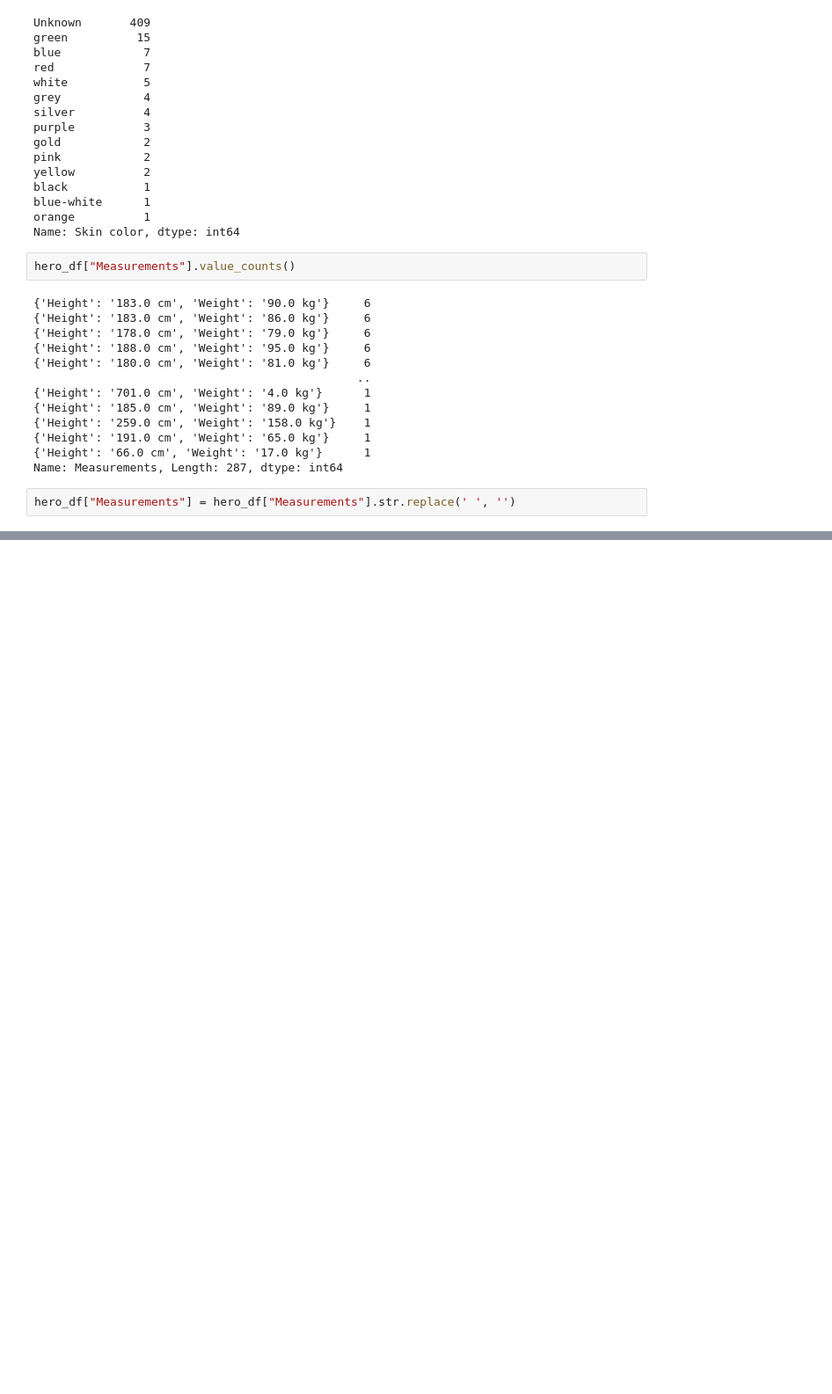
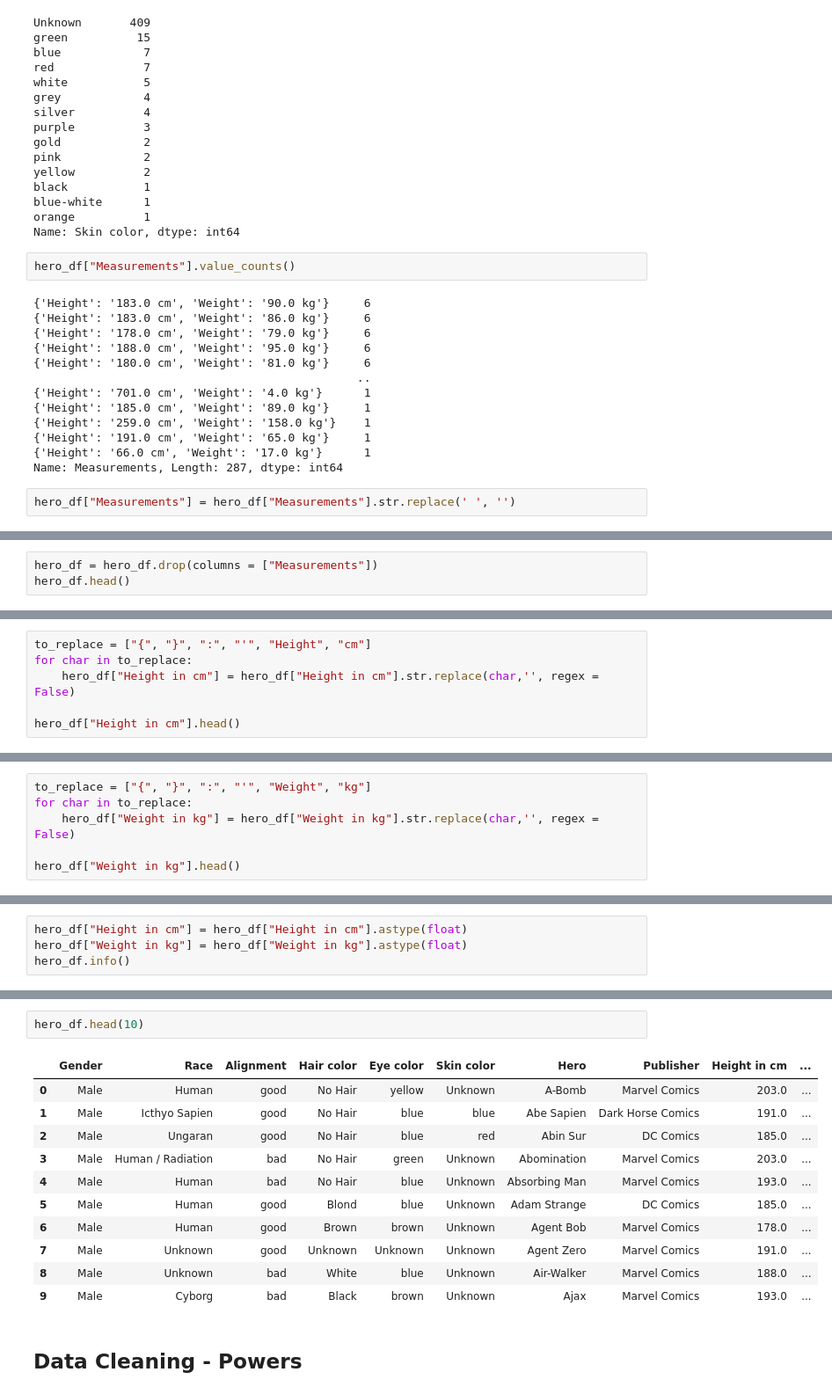
Before and after one commit to lindseyvanosky/Applying-Advanced-Transformations-Exercise, a Jupyter notebook: Applying Advanced Transformations (Core).ipynb, the cells around one changed output, grey strips where cells are left out. Shown: that part at 88% size. Drawn from its saved outputs; the diff is of its cells as text; blank space fills up the shorter version.

```diff
--- a/Applying Advanced Transformations (Core).ipynb
+++ b/Applying Advanced Transformations (Core).ipynb
@@ -184,0 +246,3 @@ hero_df["Measurements"] = hero_df["Measurements"].str.replace(' ', '')
+# %%
+hero_df = hero_df.drop(columns = ["Measurements"])
+hero_df.head()
@@ -184,0 +256,6 @@ hero_df["Measurements"] = hero_df["Measurements"].str.replace(' ', '')
+# %%
+to_replace = ["{", "}", ":", "'", "Height", "cm"]
+for char in to_replace:
+    hero_df["Height in cm"] = hero_df["Height in cm"].str.replace(char,'', regex = False)
+
+hero_df["Height in cm"].head()
@@ -184,0 +269,6 @@ hero_df["Measurements"] = hero_df["Measurements"].str.replace(' ', '')
+# %%
+to_replace = ["{", "}", ":", "'", "Weight", "kg"]
+for char in to_replace:
+    hero_df["Weight in kg"] = hero_df["Weight in kg"].str.replace(char,'', regex = False)
+
+hero_df["Weight in kg"].head()
@@ -184,0 +282,4 @@ hero_df["Measurements"] = hero_df["Measurements"].str.replace(' ', '')
+# %%
+hero_df["Height in cm"] = hero_df["Height in cm"].astype(float)
+hero_df["Weight in kg"] = hero_df["Weight in kg"].astype(float)
+hero_df.info()
@@ -184,0 +304,16 @@ hero_df["Measurements"] = hero_df["Measurements"].str.replace(' ', '')
+# %%
+hero_df.head(10)
+# %% [output]
+|  | Gender | Race | Alignment | Hair color | Eye color | Skin color | Hero | Publisher | Height in cm | ... |
+| 0 | Male | Human | good | No Hair | yellow | Unknown | A-Bomb | Marvel Comics | 203.0 | ... |
+| 1 | Male | Icthyo Sapien | good | No Hair | blue | blue | Abe Sapien | Dark Horse Comics | 191.0 | ... |
+| 2 | Male | Ungaran | good | No Hair | blue | red | Abin Sur | DC Comics | 185.0 | ... |
+| 3 | Male | Human / Radiation | bad | No Hair | green | Unknown | Abomination | Marvel Comics | 203.0 | ... |
+| 4 | Male | Human | bad | No Hair | blue | Unknown | Absorbing Man | Marvel Comics | 193.0 | ... |
+| 5 | Male | Human | good | Blond | blue | Unknown | Adam Strange | DC Comics | 185.0 | ... |
+| 6 | Male | Human | good | Brown | brown | Unknown | Agent Bob | Marvel Comics | 178.0 | ... |
+| 7 | Male | Unknown | good | Unknown | Unknown | Unknown | Agent Zero | Marvel Comics | 191.0 | ... |
+| 8 | Male | Unknown | bad | White | blue | Unknown | Air-Walker | Marvel Comics | 188.0 | ... |
+| 9 | Male | Cyborg | bad | Black | brown | Unknown | Ajax | Marvel Comics | 193.0 | ... |
+# %% [markdown]
+## Data Cleaning - Powers
```
Also changed, not shown: parts of 22 cells of this notebook.
